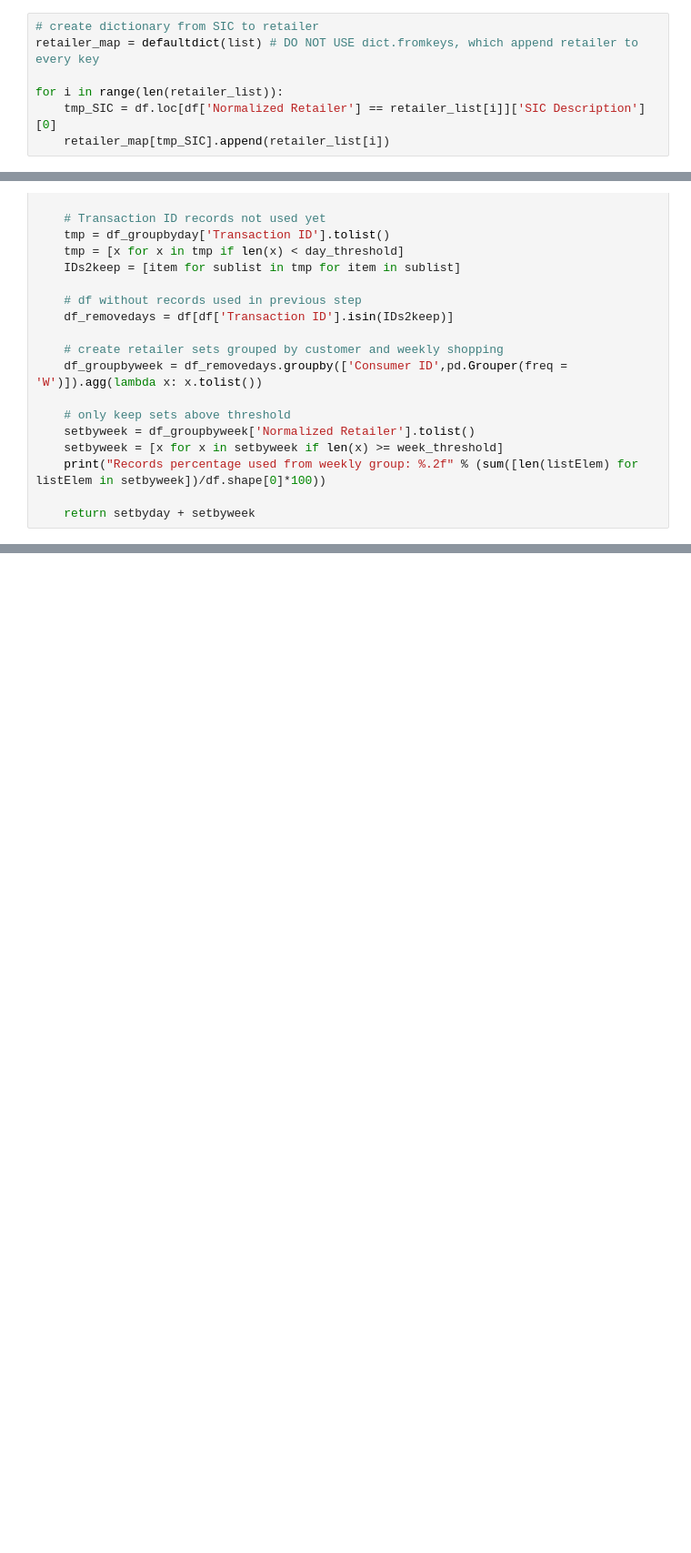
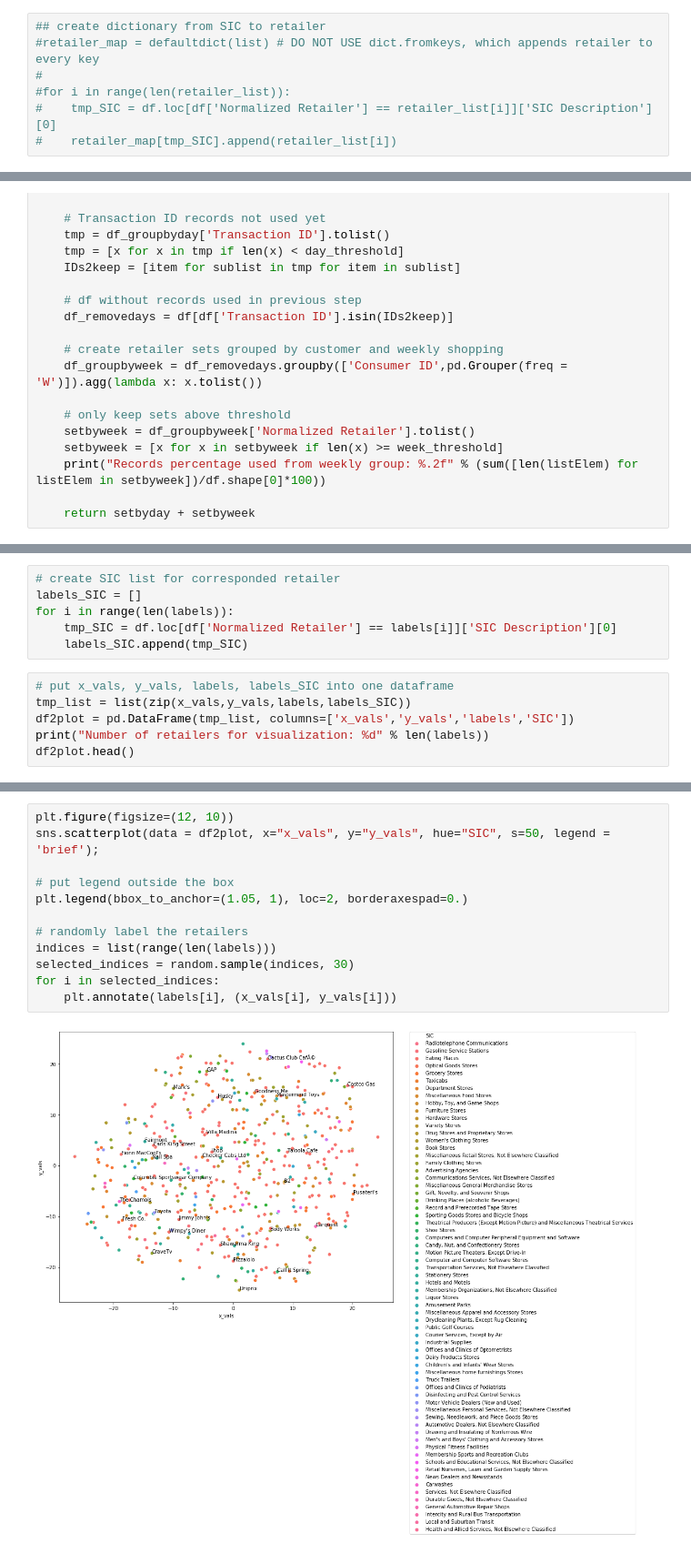
Before and after one commit to rui-zhang-ocean/Predict_Transactions, a Jupyter notebook: item2vec_test.ipynb, the cells around one changed output, grey strips where cells are left out. Shown at 91% size. Cells and saved outputs as stored; diff of their text form; blank space fills up the shorter version.

Commit message:
update scatter plot with SIC group color

```diff
--- a/item2vec_test.ipynb
+++ b/item2vec_test.ipynb
@@ -39,12 +43,12 @@ print("Numbers of Sectors: %d" % len(SIC_list))
 ['Eating Places', 'Grocery Stores', 'Gasoline Service Stations', 'Book Stores', 'Hardware Stores', 'Taxicabs', 'Bands, Orchestras, Actors, and Other Entertainers and Entertainment Groups', 'Furniture  ...
 Numbers of Sectors: 99
 # %%
-# create dictionary from SIC to retailer
-retailer_map = defaultdict(list) # DO NOT USE dict.fromkeys, which append retailer to every key
-
-for i in range(len(retailer_list)):
-    tmp_SIC = df.loc[df['Normalized Retailer'] == retailer_list[i]]['SIC Description'][0]
-    retailer_map[tmp_SIC].append(retailer_list[i])
+## create dictionary from SIC to retailer
+#retailer_map = defaultdict(list) # DO NOT USE dict.fromkeys, which appends retailer to every key
+#
+#for i in range(len(retailer_list)):
+#    tmp_SIC = df.loc[df['Normalized Retailer'] == retailer_list[i]]['SIC Description'][0]
+#    retailer_map[tmp_SIC].append(retailer_list[i])
 # %%
 # view selected key-values from the dictionary
 #dict(list(retailer_map.items())[7: 9])
@@ -187,0 +206,12 @@ def plot_with_matplotlib(x_vals, y_vals, labels):
+# %%
+# create SIC list for corresponded retailer
+labels_SIC = []
+for i in range(len(labels)):
+    tmp_SIC = df.loc[df['Normalized Retailer'] == labels[i]]['SIC Description'][0]
+    labels_SIC.append(tmp_SIC)
+# %%
+# put x_vals, y_vals, labels, labels_SIC into one dataframe
+tmp_list = list(zip(x_vals,y_vals,labels,labels_SIC))
+df2plot = pd.DataFrame(tmp_list, columns=['x_vals','y_vals','labels','SIC'])
+print("Number of retailers for visualization: %d" % len(labels))
+df2plot.head()
@@ -188 +226,15 @@ def plot_with_matplotlib(x_vals, y_vals, labels):
+# %%
+plt.figure(figsize=(12, 10))
+sns.scatterplot(data = df2plot, x="x_vals", y="y_vals", hue="SIC", s=50, legend = 'brief');
+
+# put legend outside the box
+plt.legend(bbox_to_anchor=(1.05, 1), loc=2, borderaxespad=0.)
+
+# randomly label the retailers
+indices = list(range(len(labels)))
+selected_indices = random.sample(indices, 30)
+for i in selected_indices:
+    plt.annotate(labels[i], (x_vals[i], y_vals[i]))
+# %% [output]
+[figure, added]
 # %%
```
Also changed, not shown: parts of 12 cells of this notebook.
